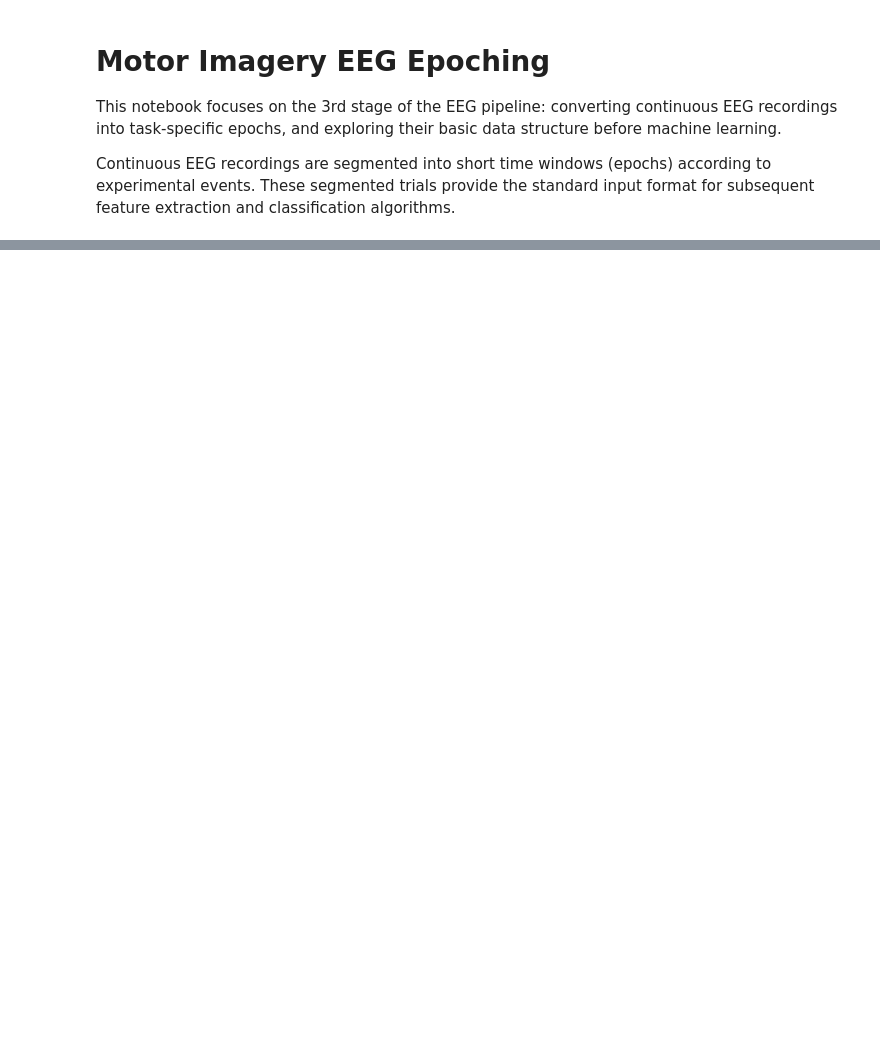
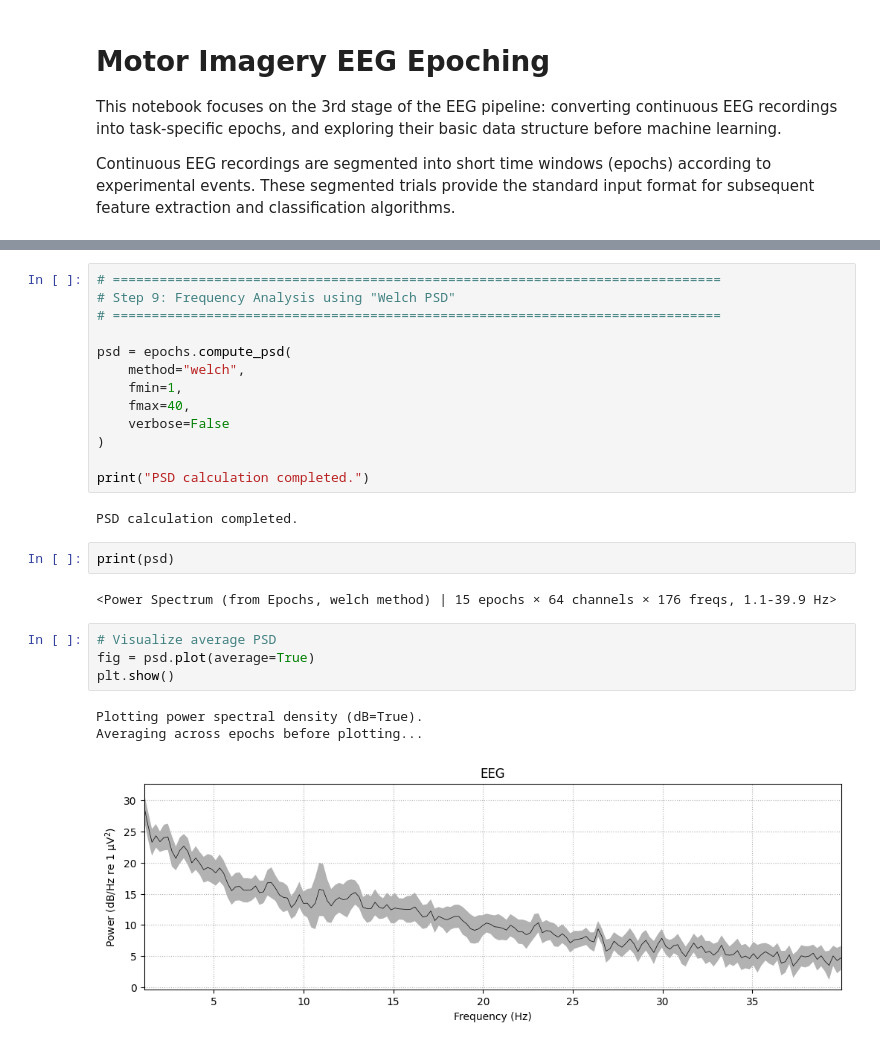
Before and after one commit to seonilj/eeg-mne-pipeline, a Jupyter notebook: notebooks/03_eeg_epoching_features.ipynb, the cells around one changed output, grey strips where cells are left out. Cells and saved outputs as stored; diff of their text form; blank space fills up the shorter version.

Commit message:
Add Step 9 Welch PSD analysis to '03_eeg_epoching_features.ipynb' - Implemented frequency analysis using Welch PSD method. - Split and organized code cells for better readability.

```diff
--- a/notebooks/03_eeg_epoching_features.ipynb
+++ b/notebooks/03_eeg_epoching_features.ipynb
@@ -131,0 +123,27 @@ Time points per trial: 721
+# %%
+# ==============================================================================
+# Step 9: Frequency Analysis using "Welch PSD"
+# ==============================================================================
+
+psd = epochs.compute_psd(
+    method="welch",
+    fmin=1,
+    fmax=40,
+    verbose=False
+)
+
+print("PSD calculation completed.")
+# %% [output]
+PSD calculation completed.
+# %%
+print(psd)
+# %% [output]
+<Power Spectrum (from Epochs, welch method) | 15 epochs × 64 channels × 176 freqs, 1.1-39.9 Hz>
+# %%
+# Visualize average PSD
+fig = psd.plot(average=True)
+plt.show()
+# %% [output]
+Plotting power spectral density (dB=True).
+Averaging across epochs before plotting...
+[figure, added]
```
Also changed, not shown: parts of 7 cells of this notebook.
